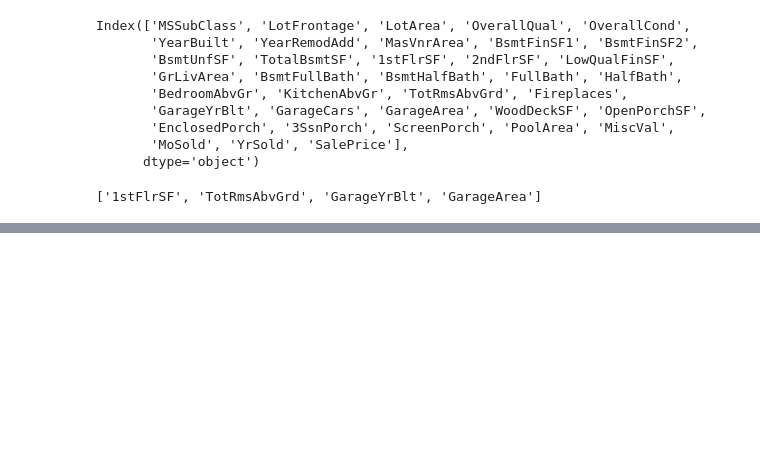
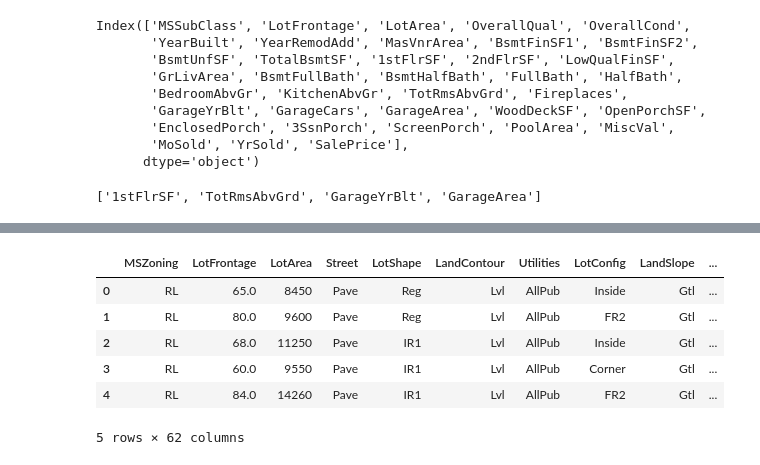
Before and after one commit to paladugusandeep/level2_UDS, a Jupyter notebook: 25-04-2026/Mywork.ipynb, the cells around one changed output, grey strips where cells are left out. Saved outputs shown, nothing was run; the diff lists cells and outputs as text; code cells hidden in the pictures; blank space fills up the shorter version.

```diff
--- a/25-04-2026/Mywork.ipynb
+++ b/25-04-2026/Mywork.ipynb
@@ -207,0 +236,10 @@ print(redundant_cols)
+# %%
+df_3.head()
+# %% [output]
+|  | MSZoning | LotFrontage | LotArea | Street | LotShape | LandContour | Utilities | LotConfig | LandSlope | ... |
+| 0 | RL | 65.0 | 8450 | Pave | Reg | Lvl | AllPub | Inside | Gtl | ... |
+| 1 | RL | 80.0 | 9600 | Pave | Reg | Lvl | AllPub | FR2 | Gtl | ... |
+| 2 | RL | 68.0 | 11250 | Pave | IR1 | Lvl | AllPub | Inside | Gtl | ... |
+| 3 | RL | 60.0 | 9550 | Pave | IR1 | Lvl | AllPub | Corner | Gtl | ... |
+| 4 | RL | 84.0 | 14260 | Pave | IR1 | Lvl | AllPub | FR2 | Gtl | ... |
+5 rows × 62 columns
```
Also changed, not shown: parts of 23 cells of this notebook.
